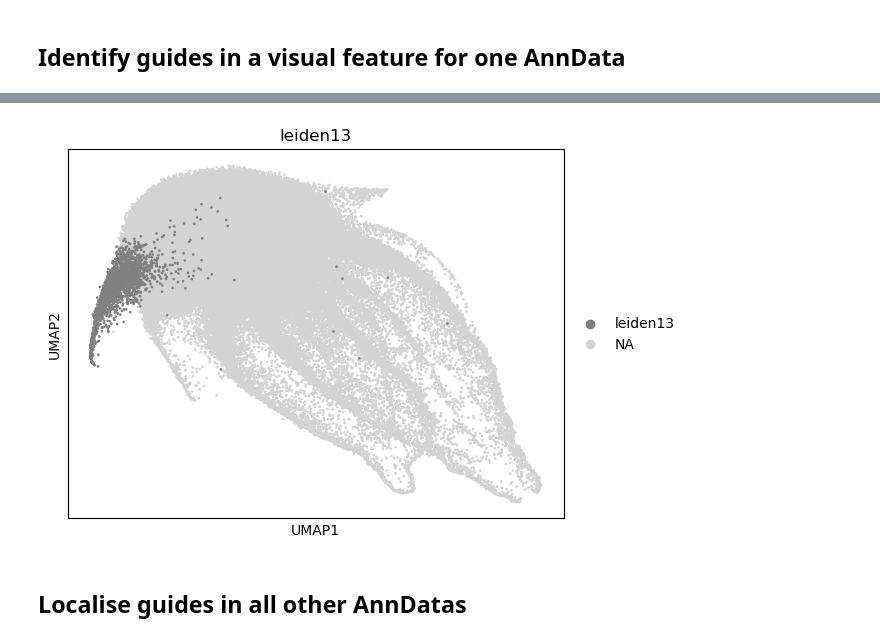
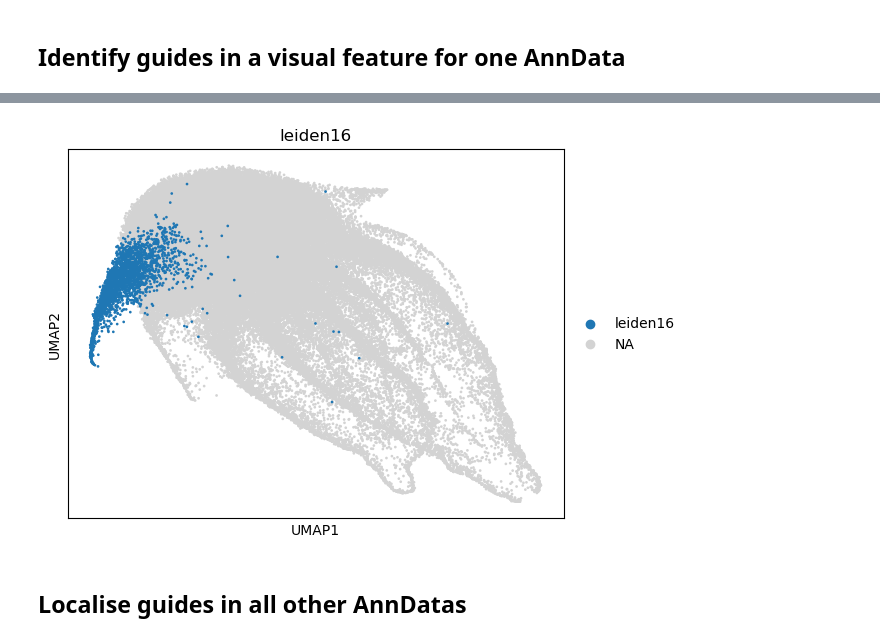
Before and after one commit to timtreis/PERISCOPE_sanity_check, a Jupyter notebook: notebooks/01_prepare_data.ipynb, the cells around one changed output, grey strips where cells are left out. Drawn from its saved outputs; the diff is of its cells as text; code cells hidden in the pictures.

```diff
--- a/notebooks/01_prepare_data.ipynb
+++ b/notebooks/01_prepare_data.ipynb
@@ -257,7 +260,7 @@ sc.pl.umap(adata, color="leiden", size=15)
 # %%
-leiden13_guides = adata[adata.obs.leiden == "13"].obs.Metadata_Guide.tolist()
-adata.obs["leiden13"] = ["leiden13" if guide in leiden13_guides else np.nan for guide in adata.obs.Metadata_Guide]
+leiden16_guides = adata[adata.obs.leiden == "16"].obs.Metadata_Guide.tolist()
+adata.obs["leiden16"] = ["leiden16" if guide in leiden16_guides else np.nan for guide in adata.obs.Metadata_Guide]
 # %%
-sc.pl.umap(adata, color="leiden13", size=15)
+sc.pl.umap(adata, color="leiden16", size=15)
 # %% [output]
-[figure, old version]
+[figure, new version]
```
Also changed, not shown: parts of 19 cells of this notebook, 1 other file.
